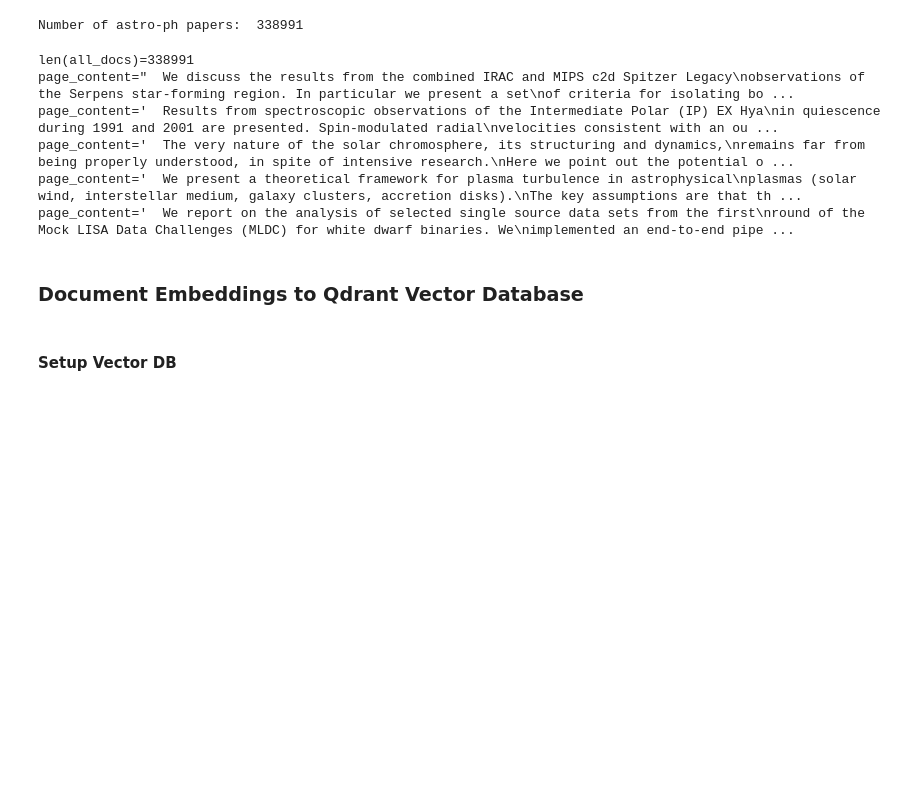
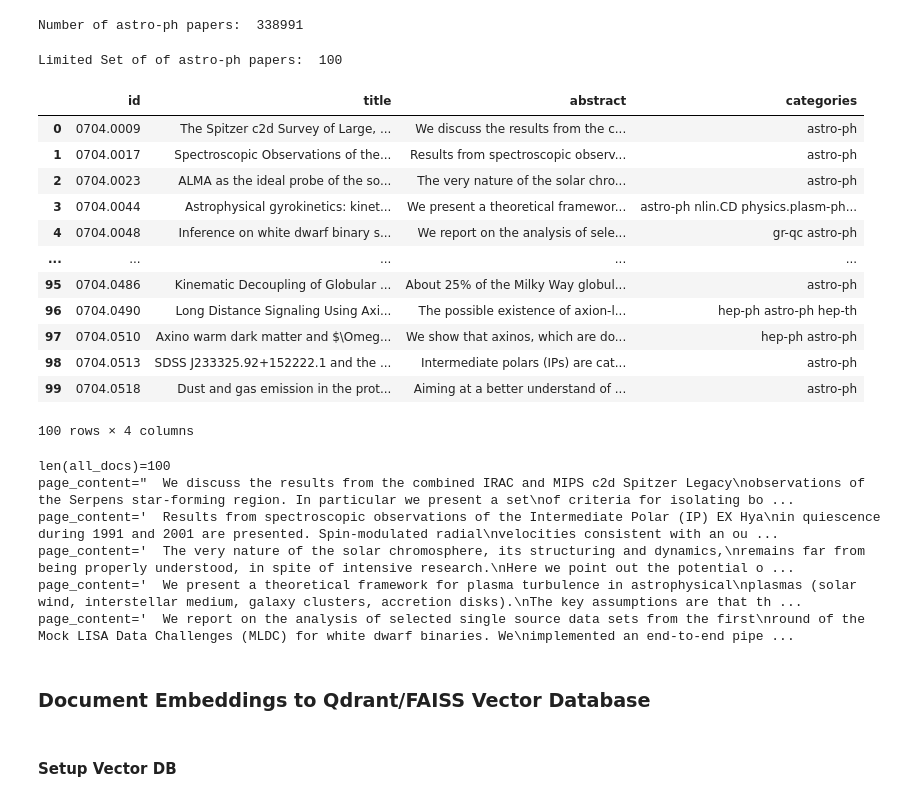
Before and after one commit to uw-ssec/tutorials, a Jupyter notebook: RAG-OLMo-Demo.ipynb, the cells around one changed output. Saved outputs shown, nothing was run; the diff lists cells and outputs as text; code cells hidden in the pictures; blank space fills up the shorter version.

Commit message:
(feat): Adding Notebooks that compare FAISS v/s Qdrant DB performnace

```diff
--- a/RAG-OLMo-Demo.ipynb
+++ b/RAG-OLMo-Demo.ipynb
@@ -77,6 +98,25 @@ astro_df = df_data[df_data.categories.str.contains('astro-ph')].reset_index(drop
 print("Number of astro-ph papers: ", len(astro_df))
 # %% [output]
 Number of astro-ph papers:  338991
+# %%
+astro_df = astro_df[:100]
+print("Limited Set of of astro-ph papers: ", len(astro_df))
+astro_df
+# %% [output]
+Limited Set of of astro-ph papers:  100
+|  | id | title | abstract | categories |
+| 0 | 0704.0009 | The Spitzer c2d Survey of Large, ... | We discuss the results from the c... | astro-ph |
+| 1 | 0704.0017 | Spectroscopic Observations of the... | Results from spectroscopic observ... | astro-ph |
+| 2 | 0704.0023 | ALMA as the ideal probe of the so... | The very nature of the solar chro... | astro-ph |
+| 3 | 0704.0044 | Astrophysical gyrokinetics: kinet... | We present a theoretical framewor... | astro-ph nlin.CD physics.plasm-ph... |
+| 4 | 0704.0048 | Inference on white dwarf binary s... | We report on the analysis of sele... | gr-qc astro-ph |
+| ... | ... | ... | ... | ... |
+| 95 | 0704.0486 | Kinematic Decoupling of Globular ... | About 25% of the Milky Way globul... | astro-ph |
+| 96 | 0704.0490 | Long Distance Signaling Using Axi... | The possible existence of axion-l... | hep-ph astro-ph hep-th |
+| 97 | 0704.0510 | Axino warm dark matter and $\Omeg... | We show that axinos, which are do... | hep-ph astro-ph |
+| 98 | 0704.0513 | SDSS J233325.92+152222.1 and the ... | Intermediate polars (IPs) are cat... | astro-ph |
+| 99 | 0704.0518 | Dust and gas emission in the prot... | Aiming at a better understand of ... | astro-ph |
+100 rows × 4 columns
 # %%
 # Eargerly load the dataframe full of abstracts
 # to memory in the form of langchain Document objects
@@ -87,12 +127,12 @@ print(f"{len(all_docs)=}")
 for doc in all_docs[:5]:
     print(doc)
 # %% [output]
-len(all_docs)=338991
+len(all_docs)=100
 page_content="  We discuss the results from the combined IRAC and MIPS c2d Spitzer Legacy\nobservations of the Serpens star-forming region. In particular we present a set\nof criteria for isolating bo ...
 page_content='  Results from spectroscopic observations of the Intermediate Polar (IP) EX Hya\nin quiescence during 1991 and 2001 are presented. Spin-modulated radial\nvelocities consistent with an ou ...
 page_content='  The very nature of the solar chromosphere, its structuring and dynamics,\nremains far from being properly understood, in spite of intensive research.\nHere we point out the potential o ...
 page_content='  We present a theoretical framework for plasma turbulence in astrophysical\nplasmas (solar wind, interstellar medium, galaxy clusters, accretion disks).\nThe key assumptions are that th ...
 page_content='  We report on the analysis of selected single source data sets from the first\nround of the Mock LISA Data Challenges (MLDC) for white dwarf binaries. We\nimplemented an end-to-end pipe ...
 # %% [markdown]
-### Document Embeddings to Qdrant Vector Database
+### Document Embeddings to Qdrant/FAISS Vector Database
 # %%
```
Also changed, not shown: parts of 17 cells of this notebook, 2 other files.
